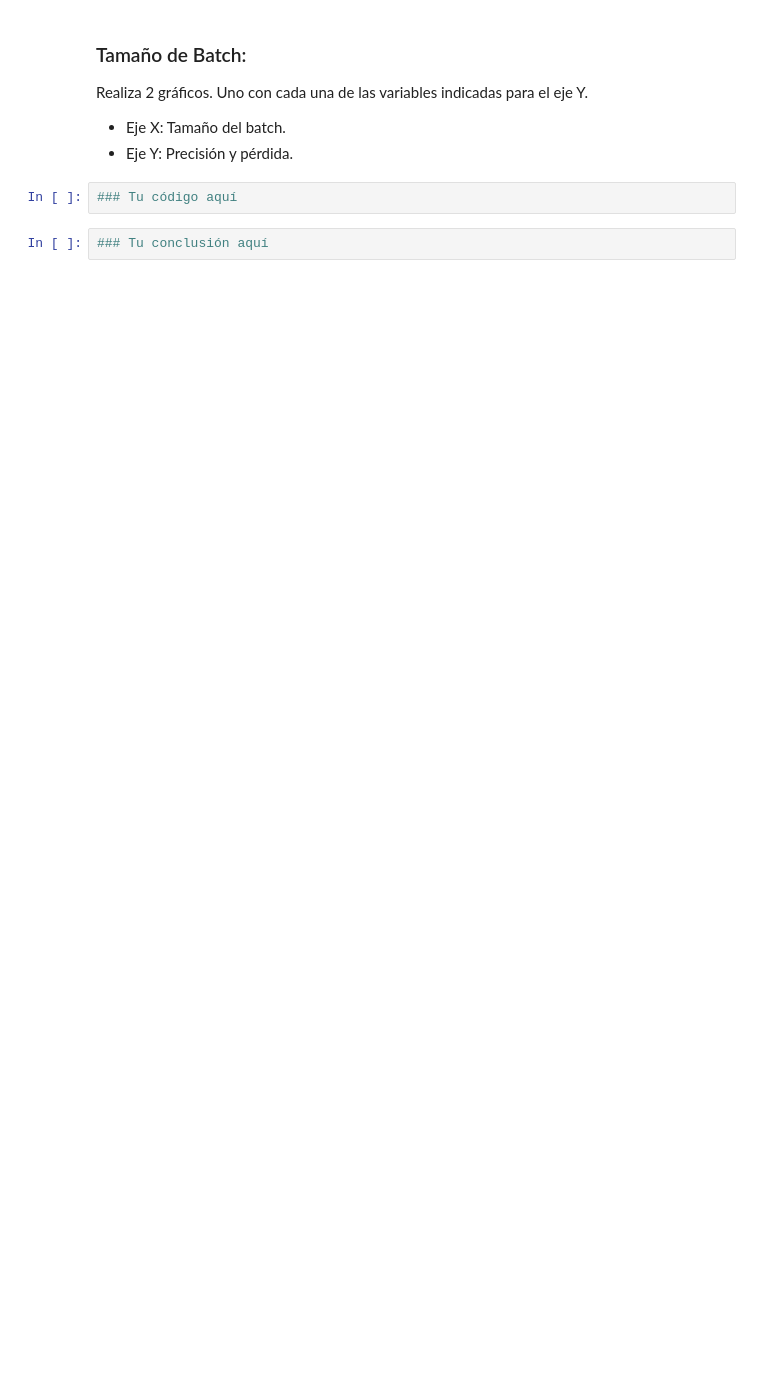
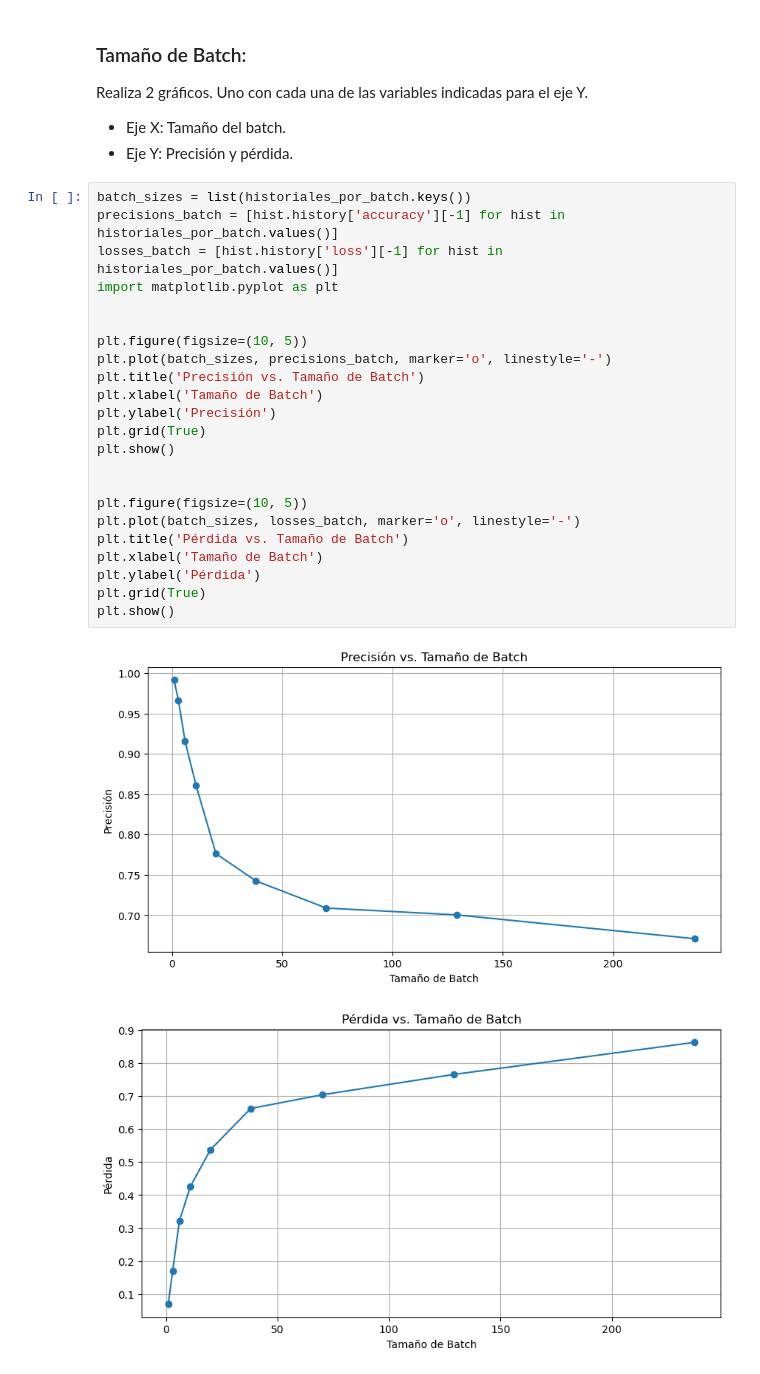
Before and after one commit to Marvin-Chavez/Statistical-Learning-II_HT1_RedesNeuronales, a Jupyter notebook: HT1 - Redes neuronales.ipynb, the cells around one changed output. Saved outputs shown, nothing was run; the diff lists cells and outputs as text; blank space fills up the shorter version.

```diff
--- a/HT1 - Redes neuronales.ipynb
+++ b/HT1 - Redes neuronales.ipynb
@@ -333,7 +356,29 @@ Realiza 1 gráfico
 Realiza 2 gráficos.  Uno con cada una de las variables indicadas para el eje Y.
 * Eje X: Tamaño del batch.
 * Eje Y: Precisión y pérdida.
-# %%
-### Tu código aquí
-# %%
-### Tu conclusión aquí
+# %%
+batch_sizes = list(historiales_por_batch.keys())
+precisions_batch = [hist.history['accuracy'][-1] for hist in historiales_por_batch.values()]
+losses_batch = [hist.history['loss'][-1] for hist in historiales_por_batch.values()]
+import matplotlib.pyplot as plt
+
+
+plt.figure(figsize=(10, 5))
+plt.plot(batch_sizes, precisions_batch, marker='o', linestyle='-')
+plt.title('Precisión vs. Tamaño de Batch')
+plt.xlabel('Tamaño de Batch')
+plt.ylabel('Precisión')
+plt.grid(True)
+plt.show()
+
+
+plt.figure(figsize=(10, 5))
+plt.plot(batch_sizes, losses_batch, marker='o', linestyle='-')
+plt.title('Pérdida vs. Tamaño de Batch')
+plt.xlabel('Tamaño de Batch')
+plt.ylabel('Pérdida')
+plt.grid(True)
+plt.show()
+# %% [output]
+[figure, added]
+[figure, added]
```
Also changed, not shown: parts of 6 cells of this notebook.
